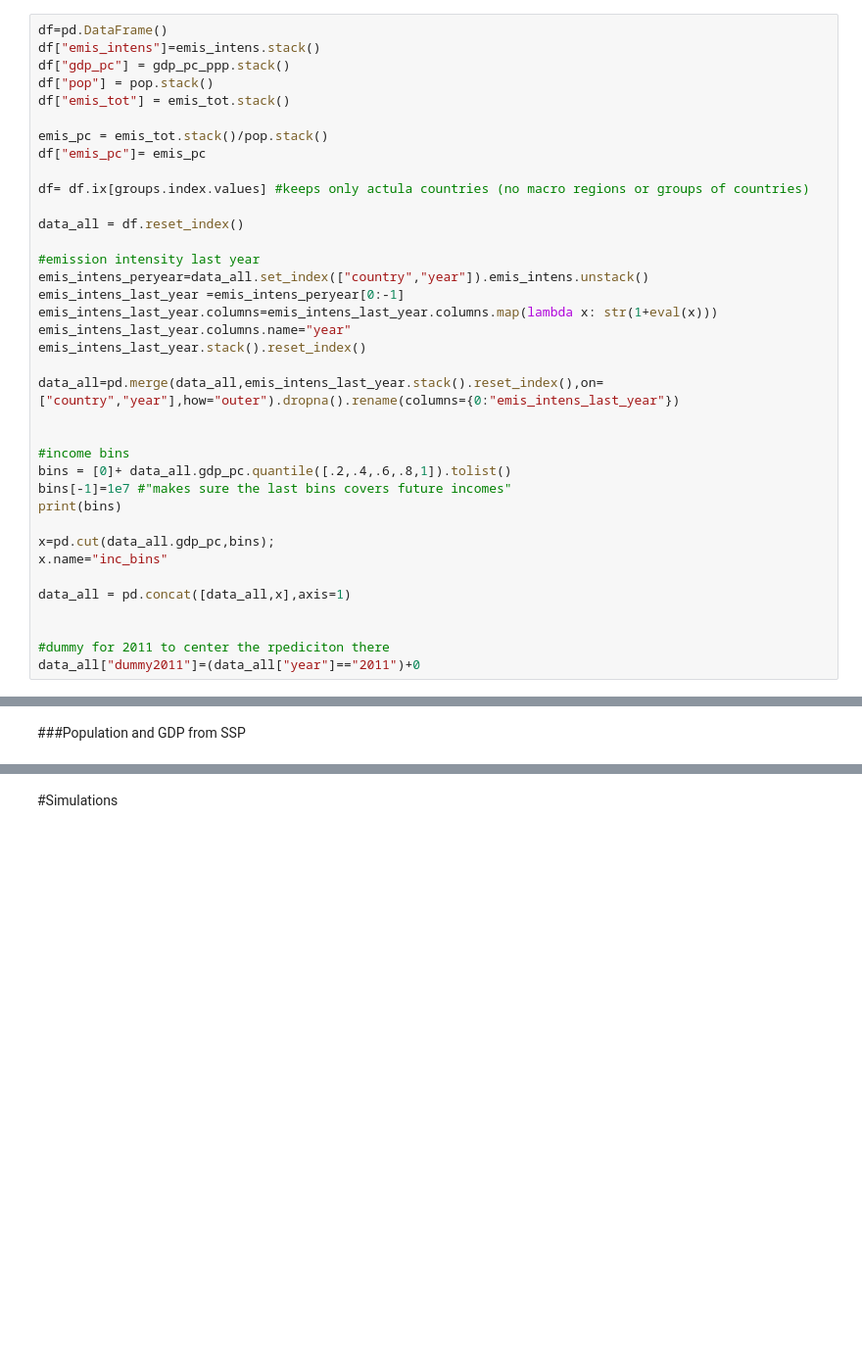
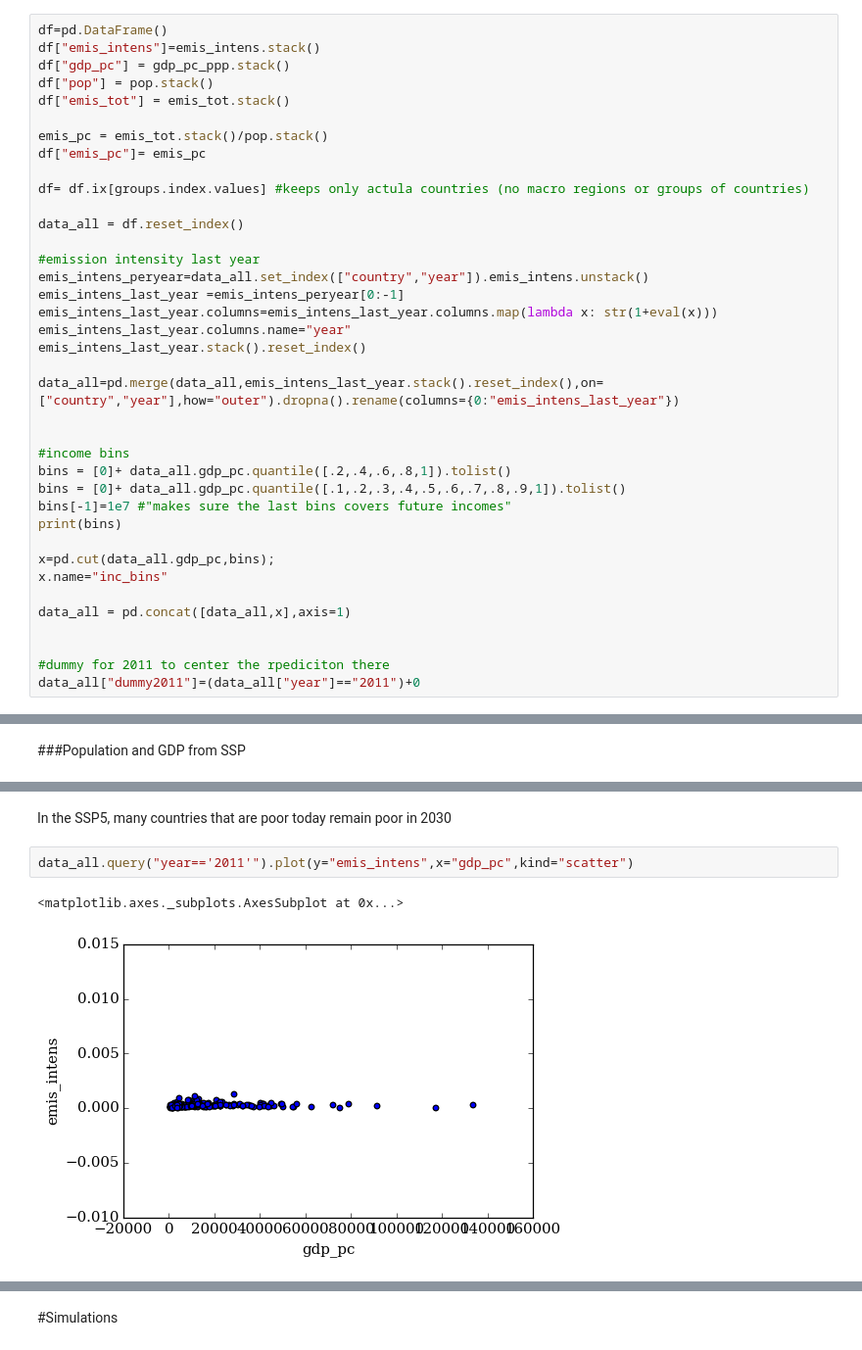
Before and after one commit to adrivsh/hh_emi_ineq, a Jupyter notebook: countries_emis_ineq.ipynb, the cells around one changed output, grey strips where cells are left out. Shown: that part at 98% size. Drawn from its saved outputs; the diff is of its cells as text; blank space fills up the shorter version.

```diff
--- a/countries_emis_ineq.ipynb
+++ b/countries_emis_ineq.ipynb
@@ -124,6 +122,7 @@ data_all=pd.merge(data_all,emis_intens_last_year.stack().reset_index(),on=["coun
 
 #income bins
 bins = [0]+ data_all.gdp_pc.quantile([.2,.4,.6,.8,1]).tolist()
+bins = [0]+ data_all.gdp_pc.quantile([.1,.2,.3,.4,.5,.6,.7,.8,.9,1]).tolist()
 bins[-1]=1e7 #"makes sure the last bins covers future incomes"
 print(bins)
 
@@ -211,0 +225,7 @@ len(LICs)
+# %% [markdown]
+In the SSP5, many countries that are poor today remain poor in 2030
+# %%
+data_all.query("year=='2011'").plot(y="emis_intens",x="gdp_pc",kind="scatter")
+# %% [output]
+<matplotlib.axes._subplots.AxesSubplot at 0x...>
+[figure, added]
```
Also changed, not shown: parts of 55 cells of this notebook, 5 other files.
